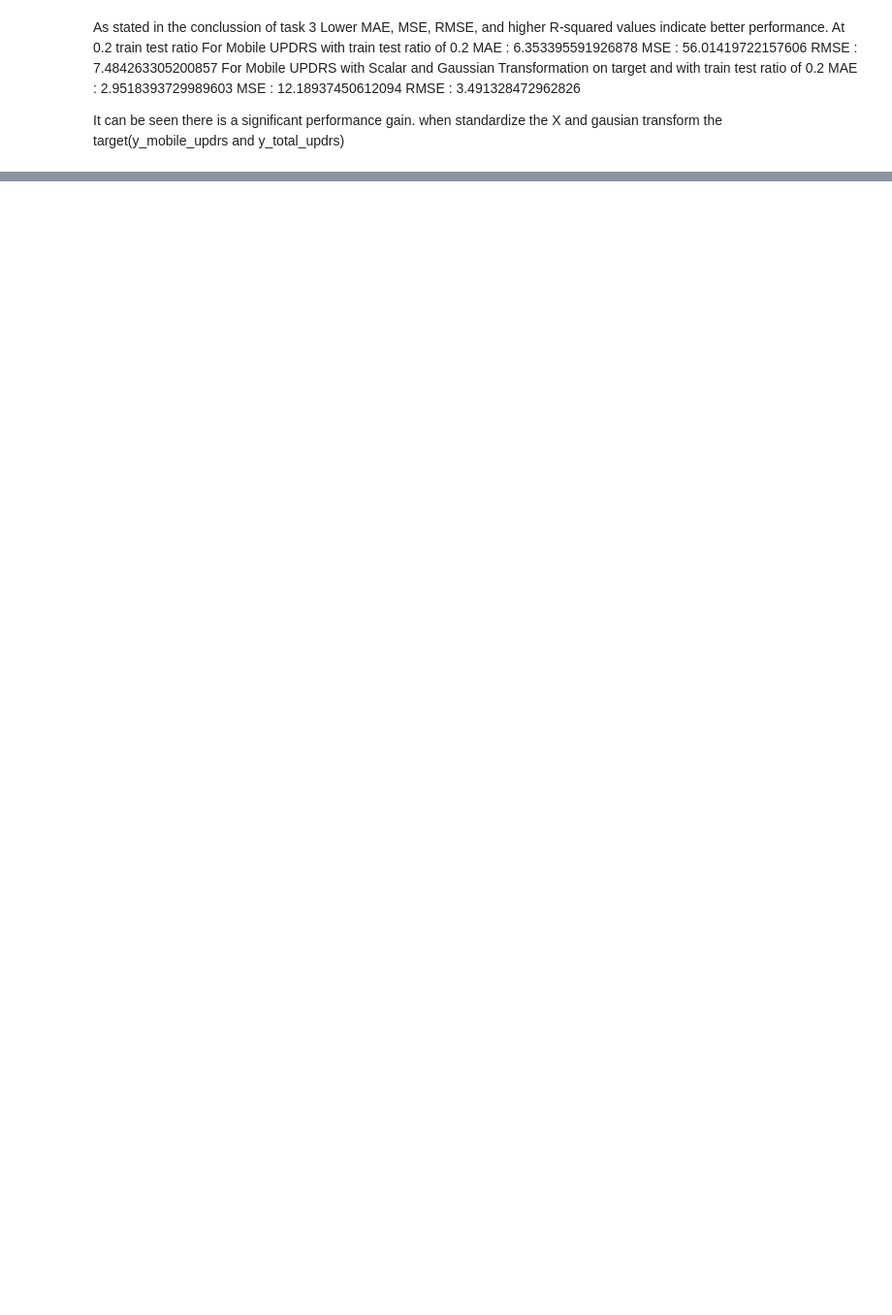
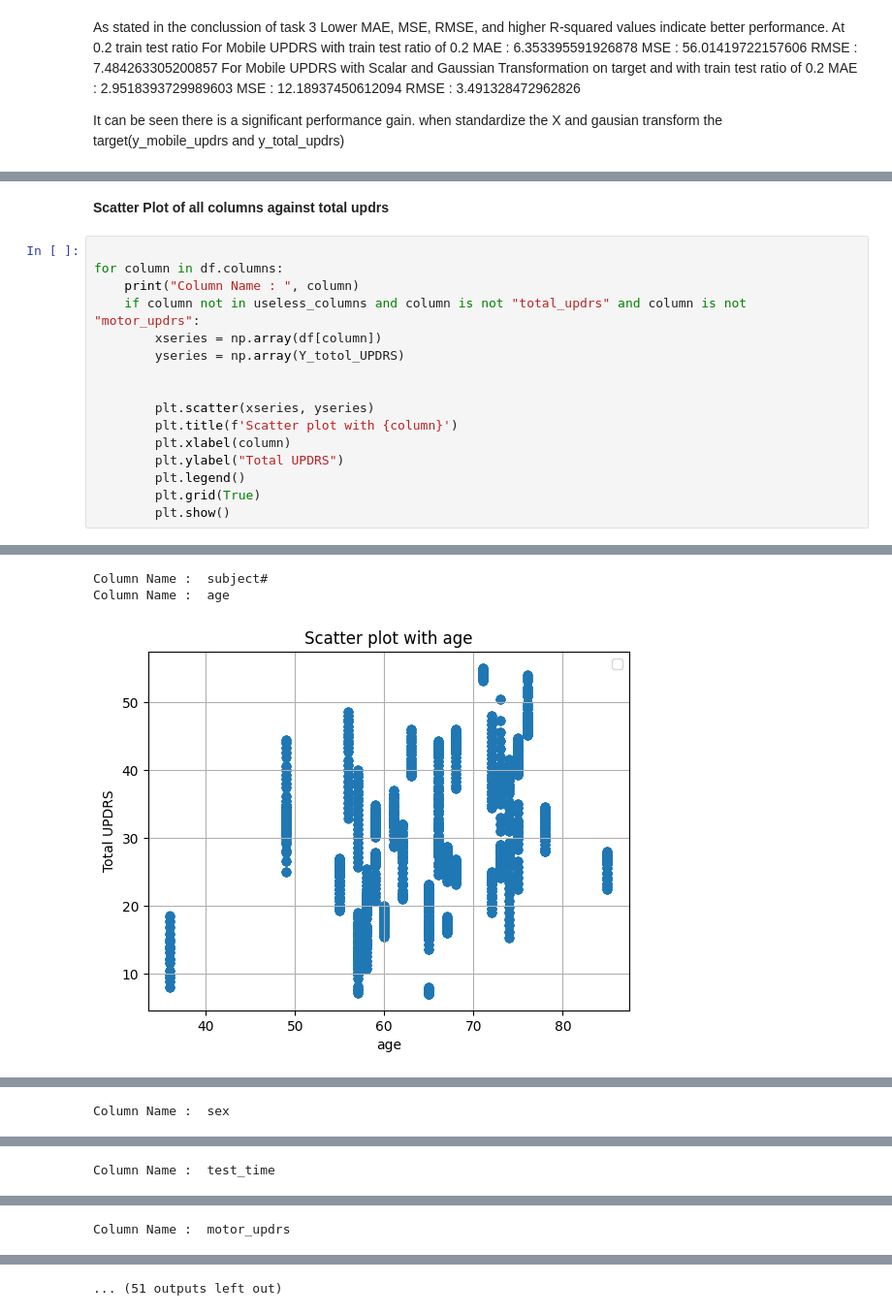
Before and after one commit to ChanderParkash1/HIT140_Assi_3, a Jupyter notebook: code.ipynb, the cells around one changed output, grey strips where cells are left out. Shown at 97% size. Drawn from its saved outputs; the diff is of its cells as text; blank space fills up the shorter version.

```diff
--- a/code.ipynb
+++ b/code.ipynb
@@ -267,0 +330,19 @@ It can be seen there is a significant performance gain. when standardize the X a
+# %% [markdown]
+**Scatter Plot of all columns against total updrs**
+# %%
+
+for column in df.columns:
+    print("Column Name : ", column)
+    if column not in useless_columns and column is not "total_updrs" and column is not "motor_updrs":
+        xseries = np.array(df[column])
+        yseries = np.array(Y_totol_UPDRS)
+
+
+        plt.scatter(xseries, yseries)
+        plt.title(f'Scatter plot with {column}')
+        plt.xlabel(column)
+        plt.ylabel("Total UPDRS")
+        plt.legend()
+        plt.grid(True)
+        plt.show()
+# %% [output]
@@ -267,0 +350,3 @@ It can be seen there is a significant performance gain. when standardize the X a
+Column Name :  subject#
+Column Name :  age
+[figure, added]
@@ -267,0 +354 @@ It can be seen there is a significant performance gain. when standardize the X a
+Column Name :  sex
@@ -267,0 +357 @@ It can be seen there is a significant performance gain. when standardize the X a
+Column Name :  test_time
@@ -267,0 +360 @@ It can be seen there is a significant performance gain. when standardize the X a
+Column Name :  motor_updrs
@@ -267,0 +362 @@ It can be seen there is a significant performance gain. when standardize the X a
+... (51 outputs left out)
```
Also changed, not shown: parts of 12 cells of this notebook, 1 other file.
